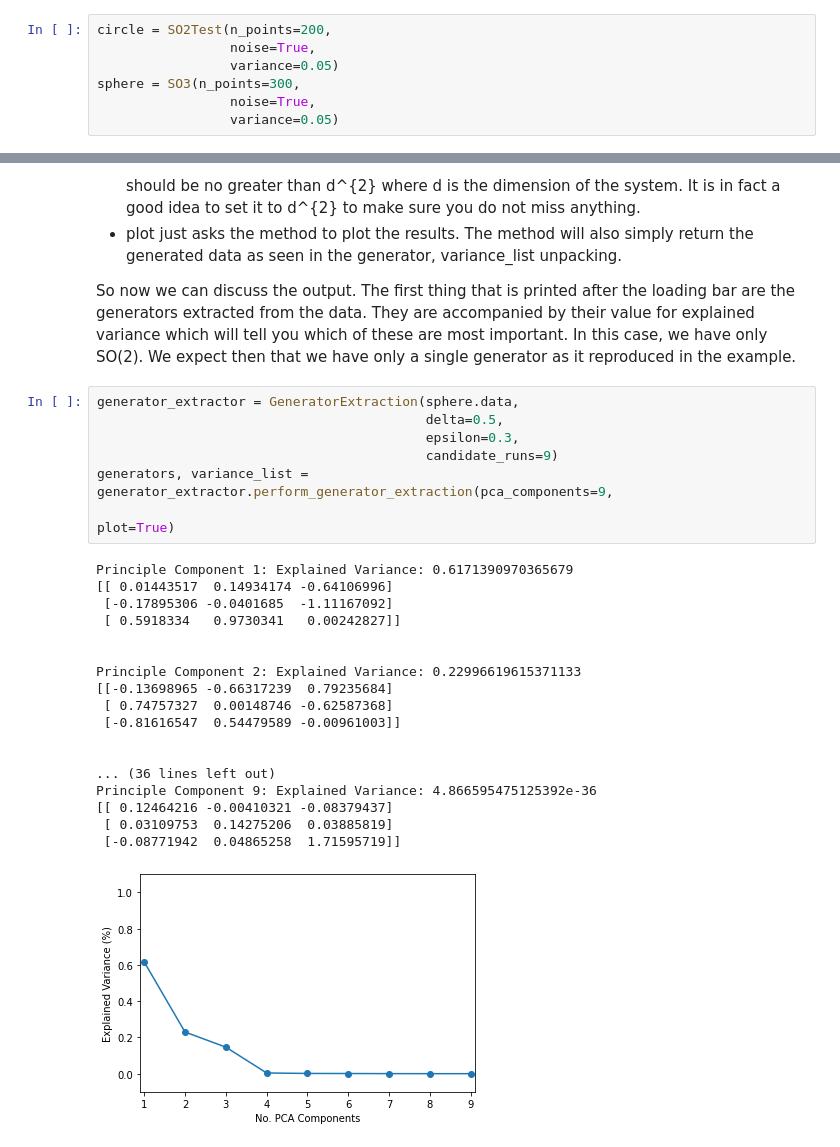
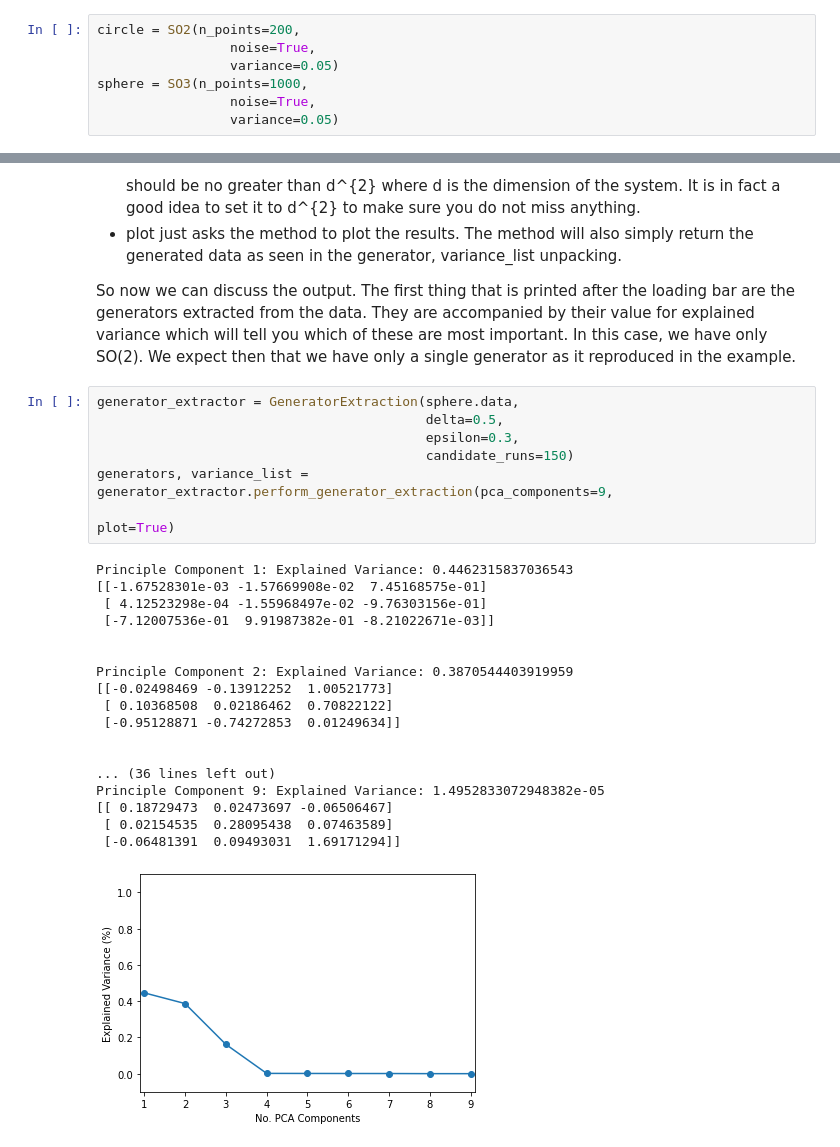
Before and after one commit to zincware/SymSuite, a Jupyter notebook: examples/notebooks/SO_example.ipynb, the cells around one changed output, grey strips where cells are left out. Cells and saved outputs as stored; diff of their text form.

```diff
--- a/examples/notebooks/SO_example.ipynb
+++ b/examples/notebooks/SO_example.ipynb
@@ -15,10 +15,10 @@ from symdet.generators.generators import GeneratorExtraction
 
 As we are looking at SO(2) and SO(3) the obvisou systems use are circles and spheres. Conveniently, we have written some example scripts to generate and look at this data. We also want to include some noise in the data to simulate a non-ideal system.
 # %%
-circle = SO2Test(n_points=200,
+circle = SO2(n_points=200,
                  noise=True,
                  variance=0.05)
-sphere = SO3(n_points=300,
+sphere = SO3(n_points=1000,
                  noise=True,
                  variance=0.05)
 # %% [markdown]
@@ -86,26 +86,26 @@ So now we can discuss the output. The first thing that is printed after the load
 # %%
 generator_extractor = GeneratorExtraction(sphere.data,
                                           delta=0.5,
                                           epsilon=0.3,
-                                          candidate_runs=9)
+                                          candidate_runs=150)
 generators, variance_list = generator_extractor.perform_generator_extraction(pca_components=9,
                                                                                  plot=True)
 # %% [output]
-Principle Component 1: Explained Variance: 0.6171390970365679
-[[ 0.01443517  0.14934174 -0.64106996]
- [-0.17895306 -0.0401685  -1.11167092]
- [ 0.5918334   0.9730341   0.00242827]]
+Principle Component 1: Explained Variance: 0.4462315837036543
+[[-1.67528301e-03 -1.57669908e-02  7.45168575e-01]
+ [ 4.12523298e-04 -1.55968497e-02 -9.76303156e-01]
+ [-7.12007536e-01  9.91987382e-01 -8.21022671e-03]]
 
 
-Principle Component 2: Explained Variance: 0.22996619615371133
-[[-0.13698965 -0.66317239  0.79235684]
- [ 0.74757327  0.00148746 -0.62587368]
- [-0.81616547  0.54479589 -0.00961003]]
+Principle Component 2: Explained Variance: 0.3870544403919959
+[[-0.02498469 -0.13912252  1.00521773]
+ [ 0.10368508  0.02186462  0.70822122]
+ [-0.95128871 -0.74272853  0.01249634]]
 
 
 ... (36 lines left out)
-Principle Component 9: Explained Variance: 4.866595475125392e-36
-[[ 0.12464216 -0.00410321 -0.08379437]
- [ 0.03109753  0.14275206  0.03885819]
- [-0.08771942  0.04865258  1.71595719]]
+Principle Component 9: Explained Variance: 1.4952833072948382e-05
+[[ 0.18729473  0.02473697 -0.06506467]
+ [ 0.02154535  0.28095438  0.07463589]
+ [-0.06481391  0.09493031  1.69171294]]
-[figure, old version]
+[figure, new version]
```
Also changed, not shown: parts of 3 cells of this notebook.
